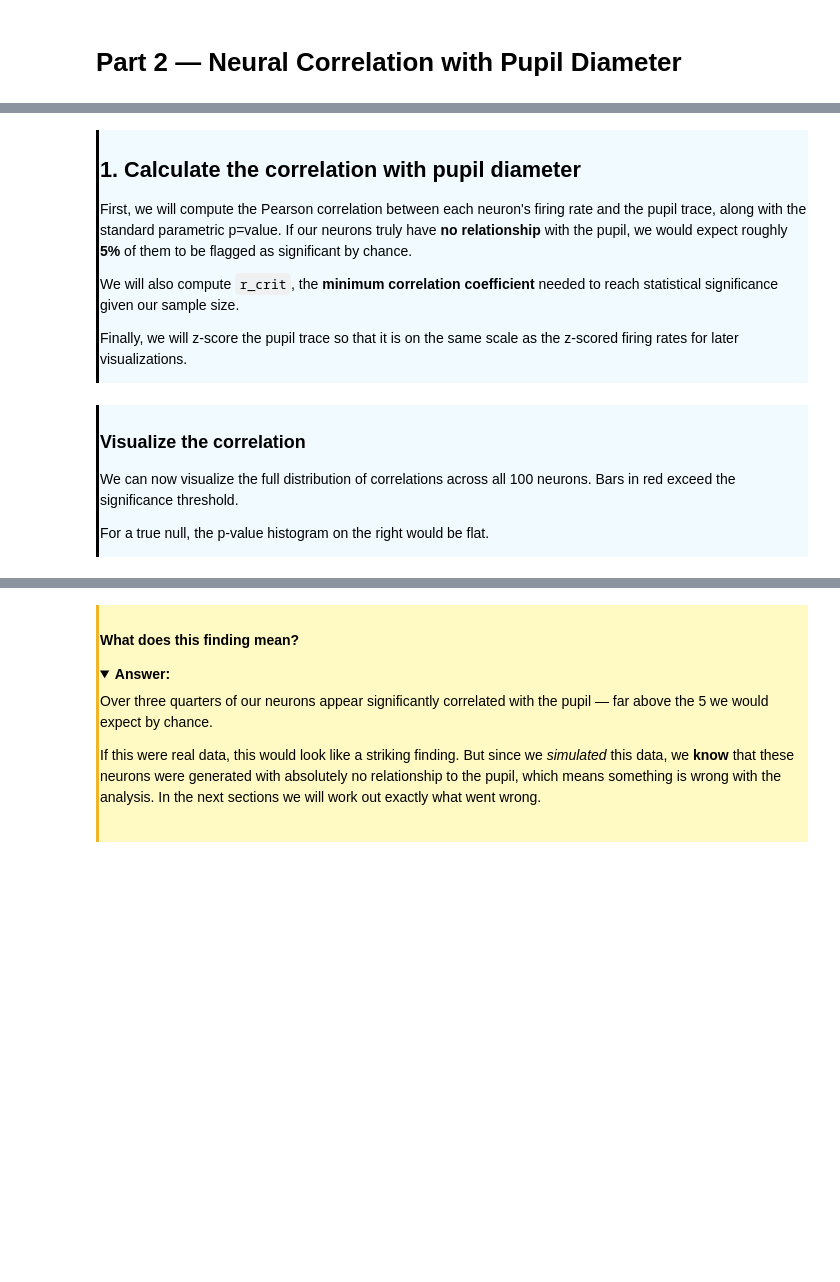
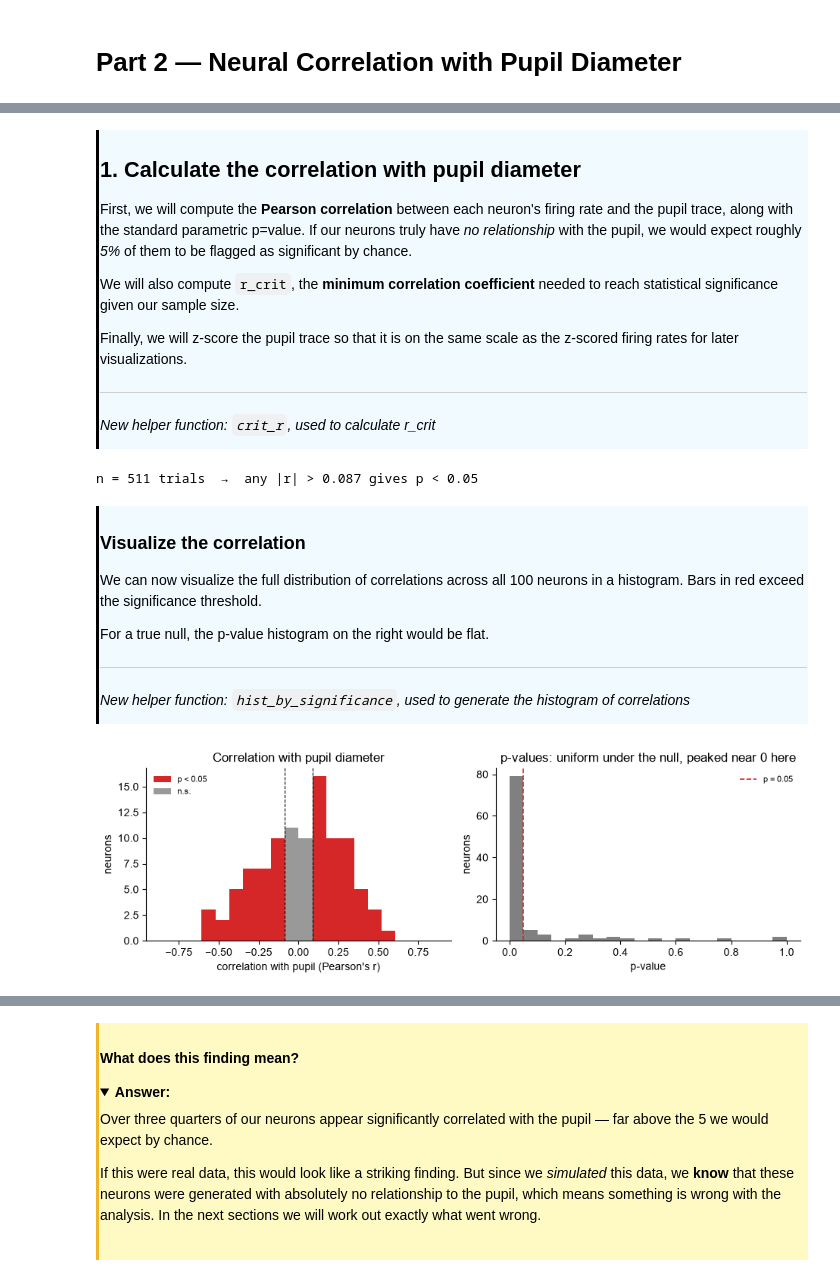
Before and after one commit to AllenSWDB/SWDB_2026_Good_Analysis, a Jupyter notebook: code/GoodAnalysis-Workshop2_solutions.ipynb, the cells around one changed output, grey strips where cells are left out. Drawn from its saved outputs; the diff is of its cells as text; code cells hidden in the pictures; folded sections open; blank space fills up the shorter version.

```diff
--- a/code/GoodAnalysis-Workshop2_solutions.ipynb
+++ b/code/GoodAnalysis-Workshop2_solutions.ipynb
@@ -379,12 +493,16 @@ plt.show()
 
 ## 1. Calculate the correlation with pupil diameter
 
-First, we will compute the Pearson correlation between each neuron's firing rate and the pupil trace, along with the standard parametric p=value. If our neurons truly have **no relationship** with the pupil, we would expect roughly **5%** of them to be flagged as significant by chance.
+First, we will compute the **Pearson correlation** between each neuron's firing rate and the pupil trace, along with the standard parametric p=value. If our neurons truly have *no relationship* with the pupil, we would expect roughly *5%* of them to be flagged as significant by chance.
 
 We will also compute `r_crit`, the **minimum correlation coefficient** needed to reach statistical significance given our sample size.
 
 Finally, we will z-score the pupil trace so that it is on the same scale as the z-scored firing rates for later visualizations.
 
+---
+
+*New helper function: `crit_r`, used to calculate r_crit*
+
 </div>
 # %%
 # Compute Pearson correlation + p-value for every neuron
@@ -393,10 +511,8 @@ r_pupil = np.array([x.statistic for x in res])
 p_pupil = np.array([x.pvalue    for x in res])
 n_sig   = np.sum(p_pupil < 0.05)
 
-def crit_r(n):
-    """Critical |r| for p < 0.05 (two-sided t-test, n-2 df): solved for r."""
-    t = stats.t.ppf(1 - 0.05 / 2, n - 2)
-    return t / np.sqrt(t ** 2 + n - 2)
+# import the crit_r helper function
+from workshop2_utils import crit_r
 
 # calculate r_crit
 r_crit = crit_r(n_trials)
@@ -408,41 +524,44 @@ R_BINS = np.concatenate([-_edges[1:][::-1], _edges])
 
 # z-scored version of pupil trace for later use
 pupil_z = (pupil - pupil.mean()) / pupil.std()
+# %% [output]
+n = 511 trials  →  any |r| > 0.087 gives p < 0.05
 # %% [markdown]
 <div style="border-left: 3px solid #000; padding: 1px; padding-left: 10px; background: #F0FAFF;  max-width: 90%; overflow-x: auto; color: #000000;">
 
 ### Visualize the correlation
 
-We can now visualize the full distribution of correlations across all 100 neurons. Bars in red exceed the significance threshold.
+We can now visualize the full distribution of correlations across all 100 neurons in a histogram. Bars in red exceed the significance threshold.
 
 For a true null, the p-value histogram on the right would be flat.
 
+---
+
+*New helper function: `hist_by_significance`, used to generate the histogram of correlations*
+
+
 </div>
 # %%
-def hist_by_significance(ax, r, title):
-    """Histogram of correlations coloured by significance."""
-    _, _, patches = ax.hist(r, bins=R_BINS)
-    for patch, lo, hi in zip(patches, R_BINS[:-1], R_BINS[1:]):
-        patch.set_facecolor('tab:red' if abs(lo + hi) / 2 > r_crit else '0.6')
-    for side in (-1, 1):
-        ax.axvline(side * r_crit, color='k', ls='--', lw=0.8)
-    ax.set_xlabel("correlation with pupil (Pearson's r)")
-    ax.set_ylabel('neurons')
-    ax.set_title(title)
-    ax.legend(handles=[Patch(facecolor='tab:red', label='p < 0.05'),
-                       Patch(facecolor='0.6', label='n.s.')],
-              frameon=False, fontsize=8, loc='upper left')
+# import the hist_by_significance helper function
+from workshop2_utils import hist_by_significance
 
+# setup the plotting area
 fig, axes = plt.subplots(1, 2, figsize=(9.5, 3.2))
-hist_by_significance(axes[0], r_pupil, 'Correlation with pupil diameter')
+
+# call the hist_by_significance function to plot the histogram of r values in the first subplot
+hist_by_significance(axes[0], r_pupil, 'Correlation with pupil diameter', R_BINS, r_crit)
+
+# plot the histogram of p-values in the second subplot
 axes[1].hist(p_pupil, bins=np.linspace(0, 1, 21), color='0.5')
 axes[1].axvline(0.05, color='tab:red', lw=1.2, ls='--', label='p = 0.05')
 axes[1].set_xlabel('p-value')
 axes[1].set_ylabel('neurons')
 axes[1].set_title('p-values: uniform under the null, peaked near 0 here')
 axes[1].legend(frameon=False, fontsize=8)
 plt.tight_layout()
 plt.show()
+# %% [output]
+[figure, added]
 # %% [markdown]
 <div style="border-left: 3px solid #07bc0a; padding: 1px; padding-left: 10px; background: #DFF0D8;  max-width: 90%; overflow-x: auto; color: #000000;">
 
```
Also changed, not shown: parts of 58 cells of this notebook, 1 other file.
